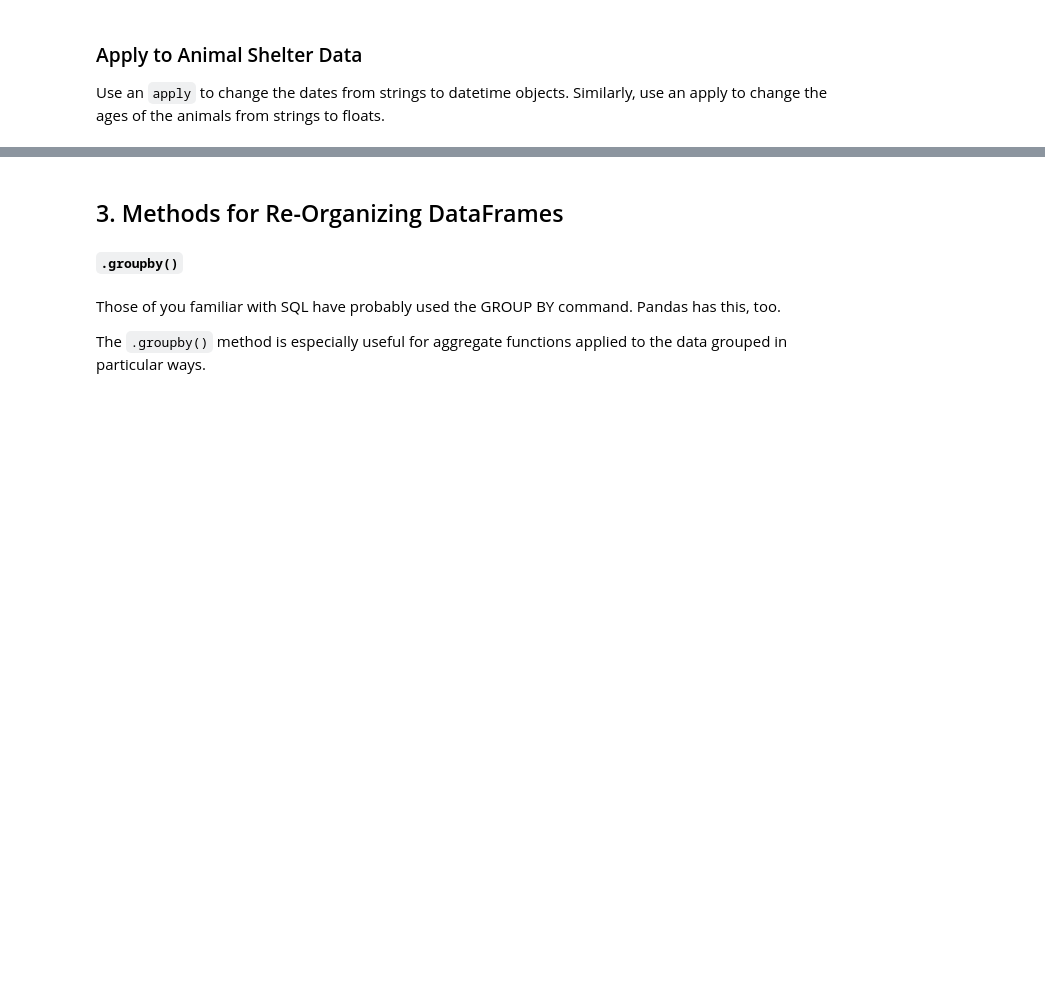
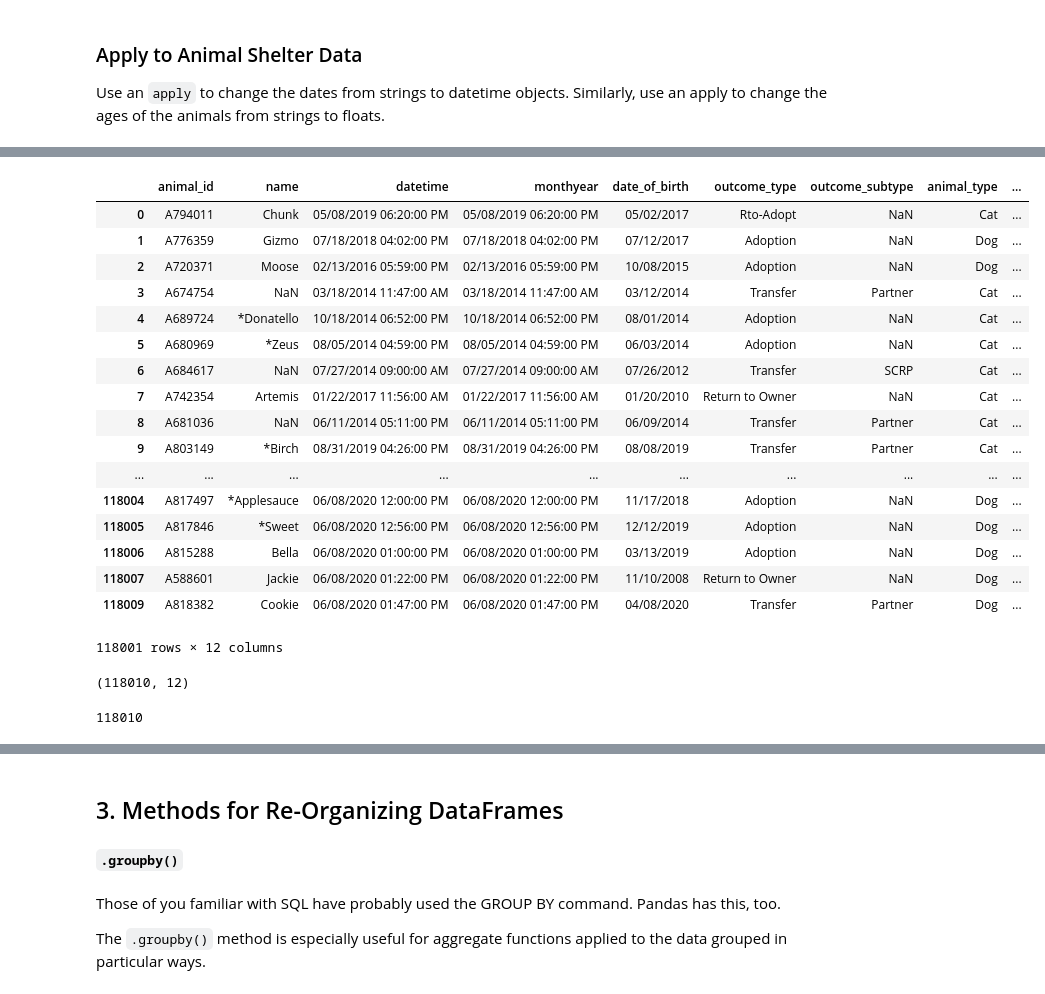
Before and after one commit to gywooo1/hbs-ds-060120, a Jupyter notebook: module-1/day-6-pandas-2/manipulating_data_with_pandas.ipynb, the cells around one changed output, grey strips where cells are left out. Saved outputs shown, nothing was run; the diff lists cells and outputs as text; code cells hidden in the pictures; blank space fills up the shorter version.

```diff
--- a/module-1/day-6-pandas-2/manipulating_data_with_pandas.ipynb
+++ b/module-1/day-6-pandas-2/manipulating_data_with_pandas.ipynb
@@ -307,0 +463,32 @@ Use an `apply` to change the dates from strings to datetime objects. Similarly,
+# %%
+#remove null value  from
+animal_outcomes.dropna(subset=['outcome_type'])
+# %% [output]
+|  | animal_id | name | datetime | monthyear | date_of_birth | outcome_type | outcome_subtype | animal_type | ... |
+| 0 | A794011 | Chunk | 05/08/2019 06:20:00 PM | 05/08/2019 06:20:00 PM | 05/02/2017 | Rto-Adopt | NaN | Cat | ... |
+| 1 | A776359 | Gizmo | 07/18/2018 04:02:00 PM | 07/18/2018 04:02:00 PM | 07/12/2017 | Adoption | NaN | Dog | ... |
+| 2 | A720371 | Moose | 02/13/2016 05:59:00 PM | 02/13/2016 05:59:00 PM | 10/08/2015 | Adoption | NaN | Dog | ... |
+| 3 | A674754 | NaN | 03/18/2014 11:47:00 AM | 03/18/2014 11:47:00 AM | 03/12/2014 | Transfer | Partner | Cat | ... |
+| 4 | A689724 | *Donatello | 10/18/2014 06:52:00 PM | 10/18/2014 06:52:00 PM | 08/01/2014 | Adoption | NaN | Cat | ... |
+| 5 | A680969 | *Zeus | 08/05/2014 04:59:00 PM | 08/05/2014 04:59:00 PM | 06/03/2014 | Adoption | NaN | Cat | ... |
+| 6 | A684617 | NaN | 07/27/2014 09:00:00 AM | 07/27/2014 09:00:00 AM | 07/26/2012 | Transfer | SCRP | Cat | ... |
+| 7 | A742354 | Artemis | 01/22/2017 11:56:00 AM | 01/22/2017 11:56:00 AM | 01/20/2010 | Return to Owner | NaN | Cat | ... |
+| 8 | A681036 | NaN | 06/11/2014 05:11:00 PM | 06/11/2014 05:11:00 PM | 06/09/2014 | Transfer | Partner | Cat | ... |
+| 9 | A803149 | *Birch | 08/31/2019 04:26:00 PM | 08/31/2019 04:26:00 PM | 08/08/2019 | Transfer | Partner | Cat | ... |
+| ... | ... | ... | ... | ... | ... | ... | ... | ... | ... |
+| 118004 | A817497 | *Applesauce | 06/08/2020 12:00:00 PM | 06/08/2020 12:00:00 PM | 11/17/2018 | Adoption | NaN | Dog | ... |
+| 118005 | A817846 | *Sweet | 06/08/2020 12:56:00 PM | 06/08/2020 12:56:00 PM | 12/12/2019 | Adoption | NaN | Dog | ... |
+| 118006 | A815288 | Bella | 06/08/2020 01:00:00 PM | 06/08/2020 01:00:00 PM | 03/13/2019 | Adoption | NaN | Dog | ... |
+| 118007 | A588601 | Jackie | 06/08/2020 01:22:00 PM | 06/08/2020 01:22:00 PM | 11/10/2008 | Return to Owner | NaN | Dog | ... |
+| 118009 | A818382 | Cookie | 06/08/2020 01:47:00 PM | 06/08/2020 01:47:00 PM | 04/08/2020 | Transfer | Partner | Dog | ... |
+118001 rows × 12 columns
+# %%
+#verify
+animal_outcomes.shape
+# %% [output]
+(118010, 12)
+# %%
+print((animal_outcomes.datetime == animal_outcomes.monthyear).sum())
+animal_outcomes  = animal_outcomes.drop(columns = 'monthyear')
+# %% [output]
+118010
```
Also changed, not shown: parts of 28 cells of this notebook.
